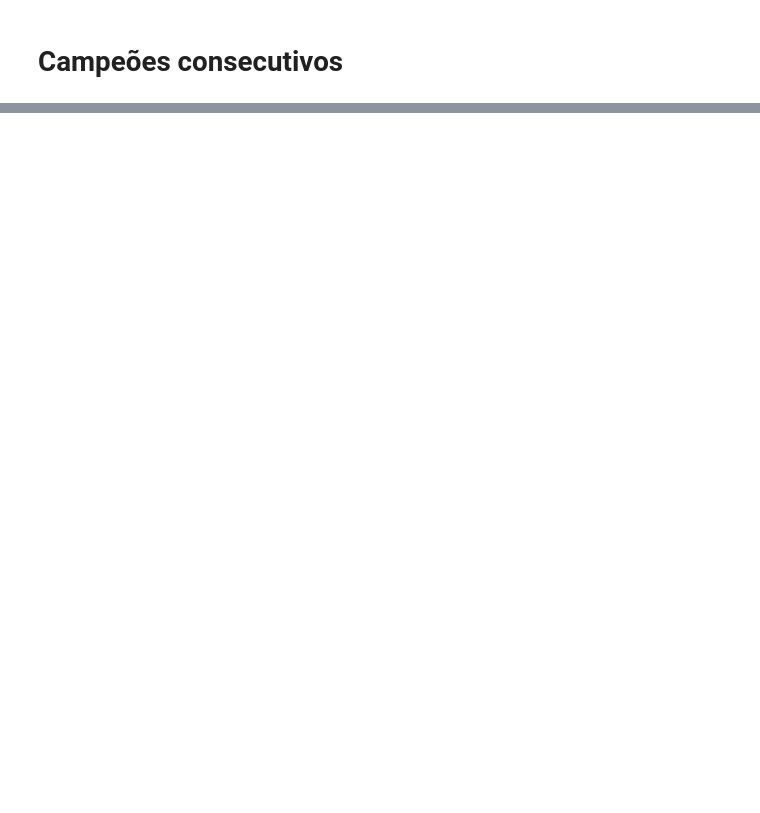
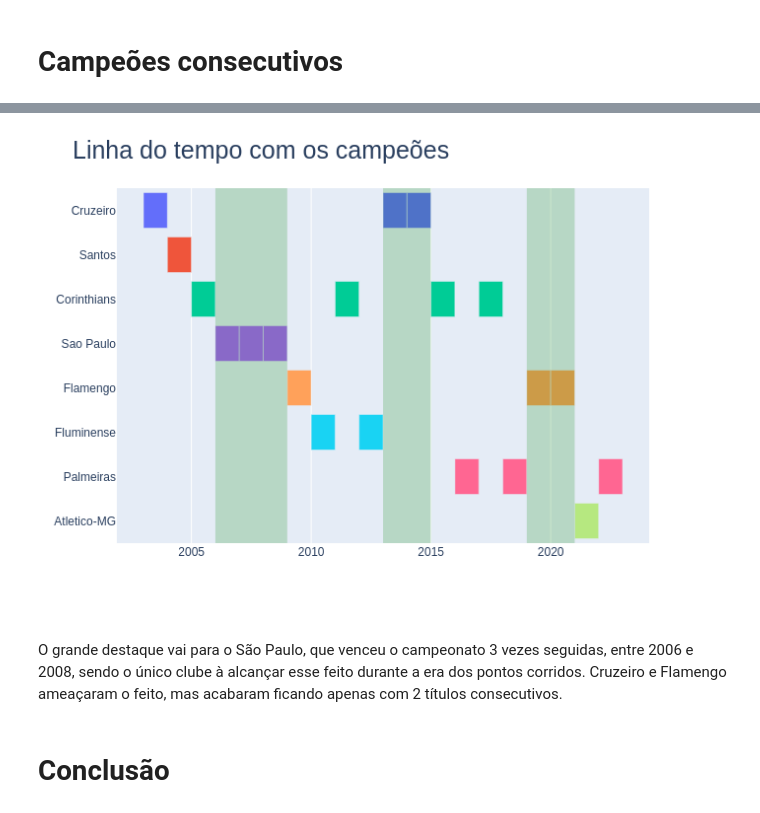
Before and after one commit to dnsrsdata/EDA_Futebol_Brasileiro, a Jupyter notebook: notebooks/EDA.ipynb, the cells around one changed output, grey strips where cells are left out. Cells and saved outputs as stored; diff of their text form; code cells hidden in the pictures; blank space fills up the shorter version.

```diff
--- a/notebooks/EDA.ipynb
+++ b/notebooks/EDA.ipynb
@@ -514,0 +595,12 @@ fig.add_vrect(x0='2019-01-01',
+# %%
+fig = plotar_timeline_campeoes_consecutivos(tabela_sequencias)
+fig.show("png")
+# %% [output]
+[figure, added]
+# %% [markdown]
+O grande destaque vai para o São Paulo, que venceu o campeonato 3 vezes seguidas,
+entre 2006 e 2008, sendo o único clube à alcançar esse feito durante a era dos
+pontos corridos. Cruzeiro e Flamengo ameaçaram o feito, mas acabaram ficando
+apenas com 2 títulos consecutivos.
+# %% [markdown]
+# Conclusão
```
Also changed, not shown: parts of 13 cells of this notebook.
